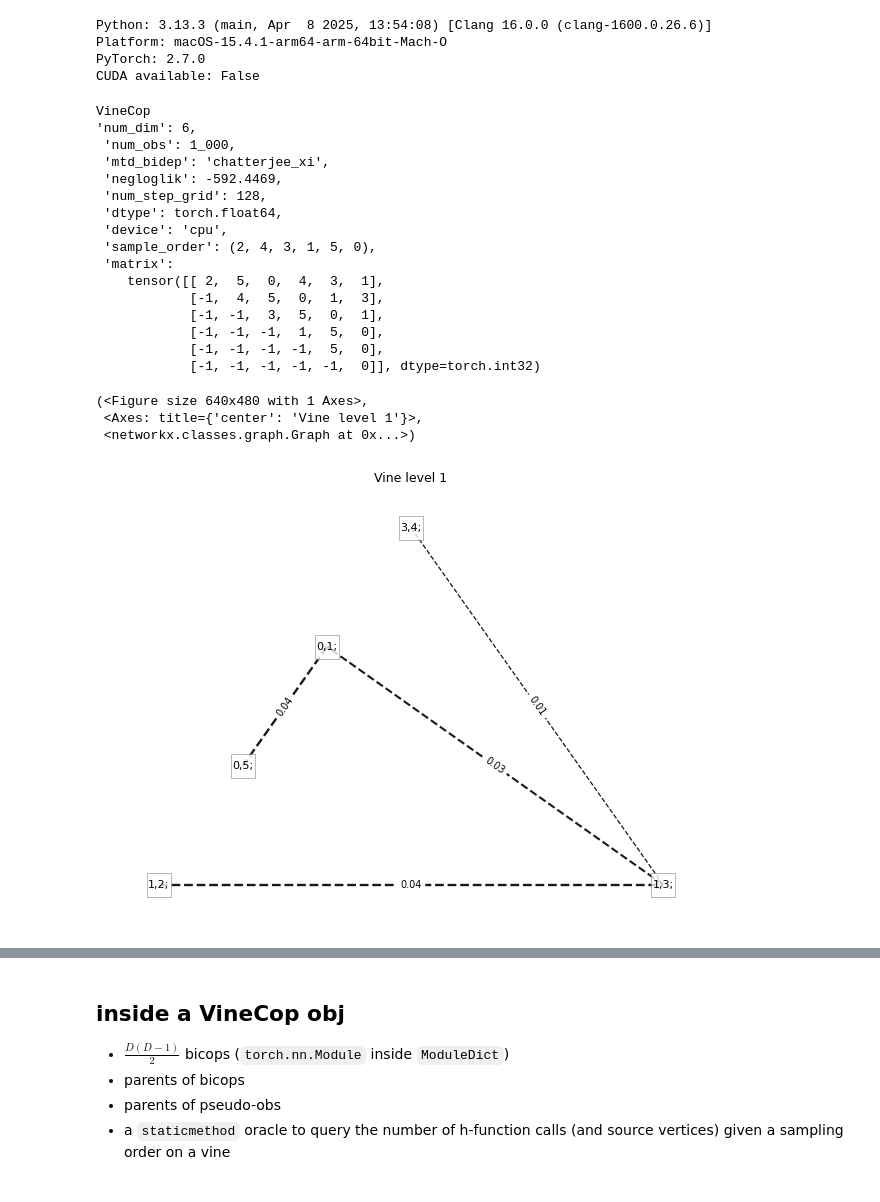
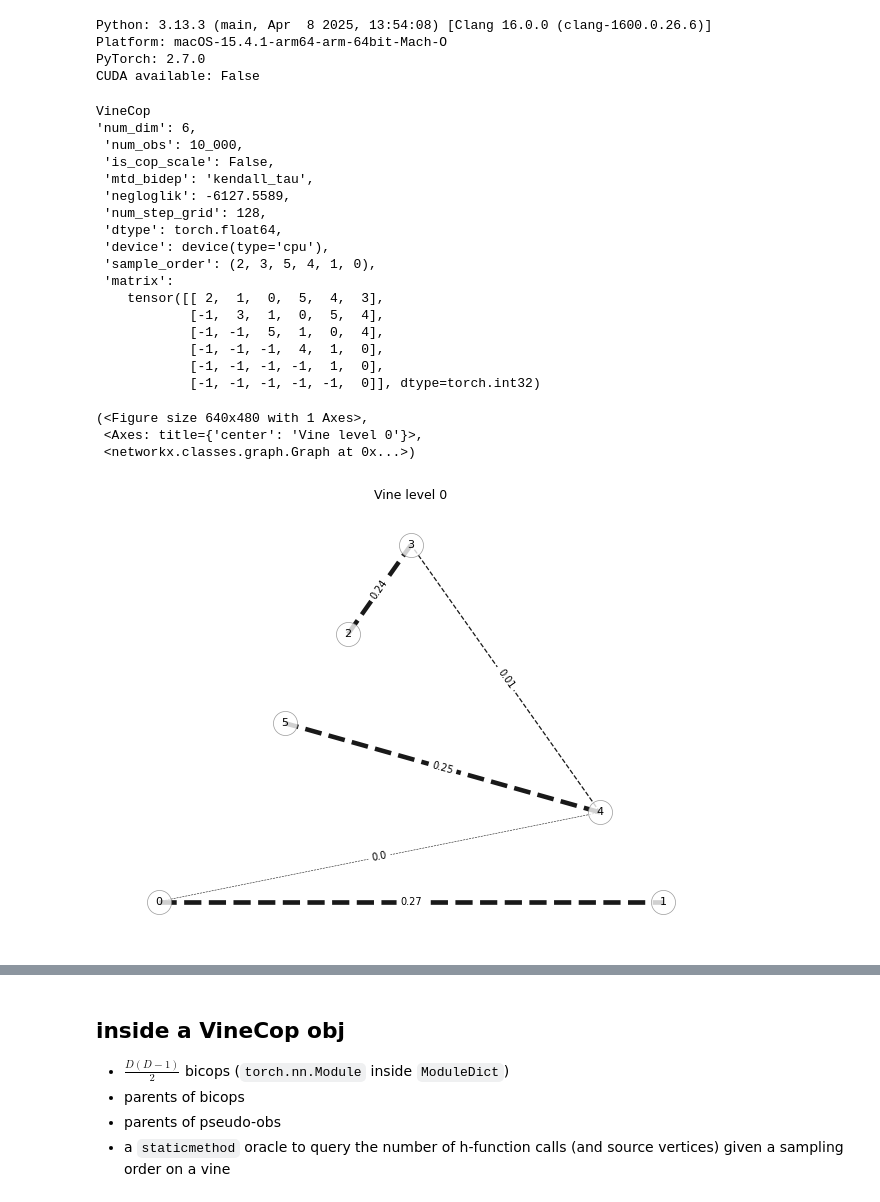
Before and after one commit to TY-Cheng/torchvinecopulib, a Jupyter notebook: examples/1_vinecop.ipynb, the cells around one changed output, grey strips where cells are left out. Saved outputs shown, nothing was run; the diff lists cells and outputs as text; code cells hidden in the pictures.

Commit message:
marginals of kdeCDFPPF1D, inside VineCop
util.kdeCDFPPF1D: a small class, fit at init time; stored inside VineCop.marginals

```diff
--- a/examples/1_vinecop.ipynb
+++ b/examples/1_vinecop.ipynb
@@ -21,7 +21,7 @@ import sys
 import platform
 import math
 import torch
-from torch.special import ndtr
+from torch.special import ndtr, ndtri
 import torchvinecopulib as tvc
 from torchvinecopulib.util import _EPS
 
@@ -31,7 +31,8 @@ print("Python:", sys.version.replace("\n", " "))
 print("Platform:", platform.platform())
 print("PyTorch:", torch.__version__)
 print("CUDA available:", torch.cuda.is_available())
-
+torch.random.manual_seed(42)
+num_dim = 6
 rho = 0.95
 V = torch.randn(size=(10000, 2), dtype=torch.float64)
 V[:, 1] = rho * V[:, 0] + math.sqrt(1 - rho**2) * V[:, 1]
@@ -39,19 +40,29 @@ VV = torch.randn(size=(5000, 2), dtype=torch.float64)
 VV[:, 1] = -rho * VV[:, 0] + math.sqrt(1 - rho**2) * VV[:, 1]
 V = ndtr(torch.vstack([V, VV])).clamp(_EPS, 1 - _EPS)
 obs_mvcp = V
-for _ in range(2):
+for _ in range(1 + num_dim // 2):
+    idx = torch.randperm(obs_mvcp.shape[0])
     obs_mvcp = torch.hstack(
         [
             obs_mvcp,
             torch.hstack(
                 [
-                    obs_mvcp[torch.randperm(obs_mvcp.shape[0]), [0]].reshape(-1, 1),
-                    obs_mvcp[torch.randperm(obs_mvcp.shape[0]), [1]].reshape(-1, 1),
+                    torch.vstack(
+                        [
+                            obs_mvcp[torch.randperm(1000), [0]].reshape(-1, 1),
+                            obs_mvcp[idx[1000:], [0]].reshape(-1, 1),
+                        ]
+                    ),
+                    obs_mvcp[idx, [1]].reshape(-1, 1),
                 ]
             ),
         ]
     )
-obs_mvcp = obs_mvcp[:1000, :7].to(DEVICE)
+obs_mvcp = obs_mvcp[torch.randperm(obs_mvcp.shape[0])[:10000], :num_dim].to(DEVICE)
+obs = ndtri(obs_mvcp)
+# obs = obs_mvcp
+is_cop_scale = False
+del V, VV, obs_mvcp, rho, num_dim, DEVICE
 # %% [output]
 Python: 3.13.3 (main, Apr  8 2025, 13:54:08) [Clang 16.0.0 (clang-1600.0.26.6)]
 Platform: macOS-15.4.1-arm64-arm-64bit-Mach-O
@@ -60,37 +71,44 @@ CUDA available: False
 # %%
 num_step_grid = 128
 mdl_vcp = tvc.VineCop(
-    num_dim=obs_mvcp.shape[1],
+    num_dim=obs.shape[1],
+    # ! indicates whether the data is in the copula scale !
+    is_cop_scale=is_cop_scale,
     # ! num_step_grid has to be a power of 2 !
     num_step_grid=num_step_grid,
-    device=DEVICE,
 )
-mdl_vcp.fit(obs_mvcp=obs_mvcp, mtd_vine="rvine", first_tree_vertex=(0, 5))
+mdl_vcp.fit(
+    obs=obs,
+    mtd_vine="rvine",
+    mtd_bidep="kendall_tau",
+    first_tree_vertex=(0, 1),
+)
 print(mdl_vcp)
 # %% [output]
 VineCop
 'num_dim': 6,
- 'num_obs': 1_000,
- 'mtd_bidep': 'chatterjee_xi',
- 'negloglik': -592.4469,
+ 'num_obs': 10_000,
+ 'is_cop_scale': False,
+ 'mtd_bidep': 'kendall_tau',
+ 'negloglik': -6127.5589,
  'num_step_grid': 128,
  'dtype': torch.float64,
- 'device': 'cpu',
- 'sample_order': (2, 4, 3, 1, 5, 0),
+ 'device': device(type='cpu'),
+ 'sample_order': (2, 3, 5, 4, 1, 0),
  'matrix':
-    tensor([[ 2,  5,  0,  4,  3,  1],
-            [-1,  4,  5,  0,  1,  3],
-            [-1, -1,  3,  5,  0,  1],
-            [-1, -1, -1,  1,  5,  0],
-            [-1, -1, -1, -1,  5,  0],
+    tensor([[ 2,  1,  0,  5,  4,  3],
+            [-1,  3,  1,  0,  5,  4],
+            [-1, -1,  5,  1,  0,  4],
+            [-1, -1, -1,  4,  1,  0],
+            [-1, -1, -1, -1,  1,  0],
             [-1, -1, -1, -1, -1,  0]], dtype=torch.int32)
 # %%
-mdl_vcp.draw_lv(lv=1, is_bcp=True)
+mdl_vcp.draw_lv(lv=0, is_bcp=True)
 # %% [output]
 (<Figure size 640x480 with 1 Axes>,
- <Axes: title={'center': 'Vine level 1'}>,
+ <Axes: title={'center': 'Vine level 0'}>,
  <networkx.classes.graph.Graph at 0x...>)
-[figure, old version]
+[figure, new version]
 # %%
 mdl_vcp.draw_dag()
 # %% [output]
```
Also changed, not shown: parts of 11 cells of this notebook, 4 other files.
